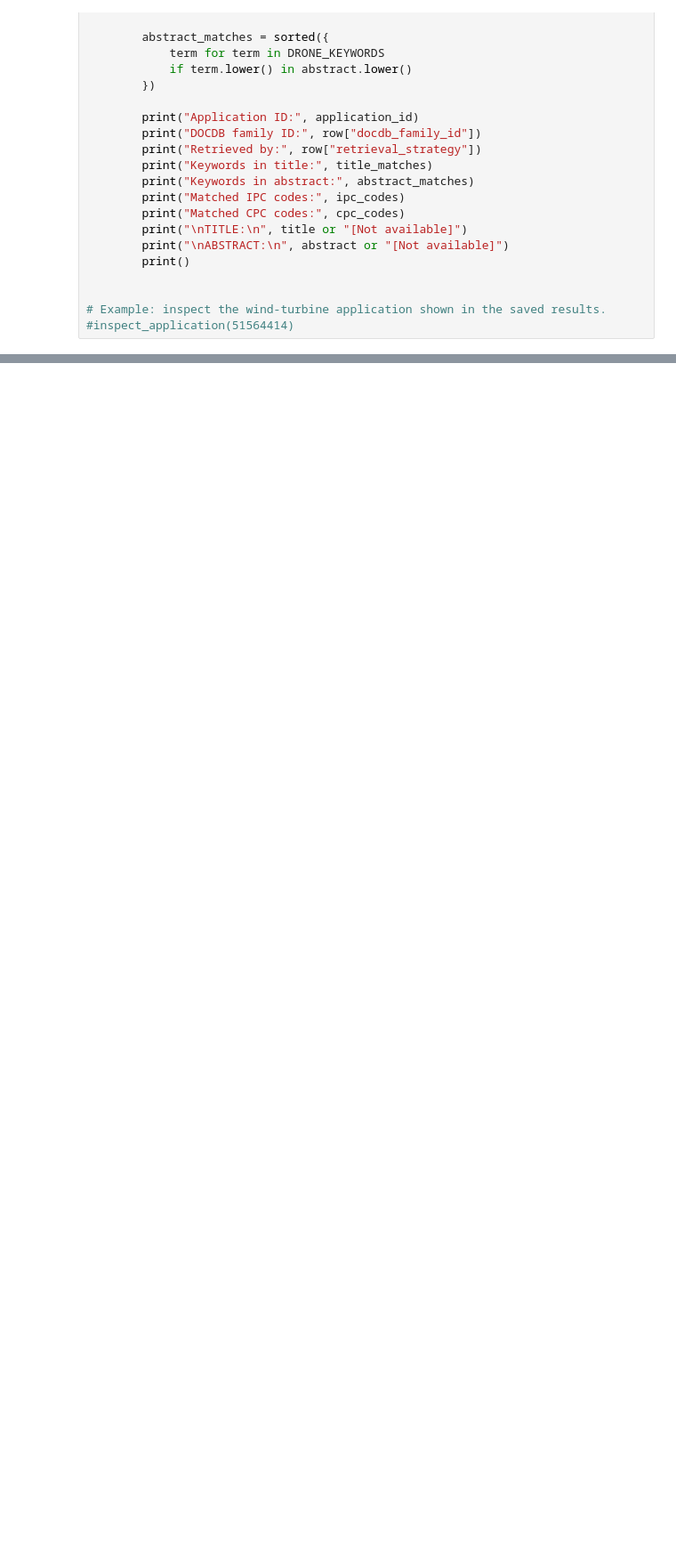
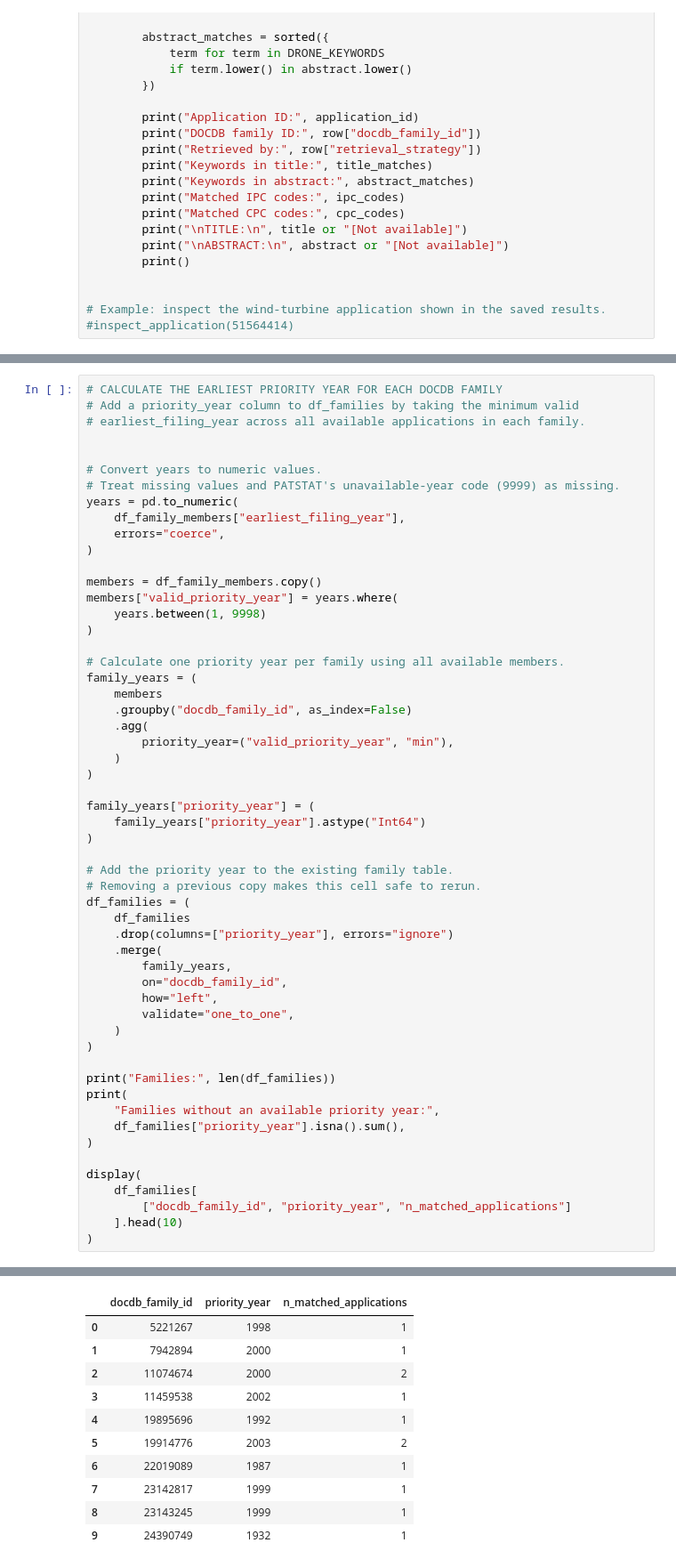
Before and after one commit to RikyPoz/PW_InnovationManagement, a Jupyter notebook: PWStep0.ipynb, the cells around one changed output, grey strips where cells are left out. Shown at 89% size. Drawn from its saved outputs; the diff is of its cells as text; blank space fills up the shorter version.

```diff
--- a/PWStep0.ipynb
+++ b/PWStep0.ipynb
@@ -635,0 +822,56 @@ ABSTRACT:
+# %%
+# CALCULATE THE EARLIEST PRIORITY YEAR FOR EACH DOCDB FAMILY
+# Add a priority_year column to df_families by taking the minimum valid
+# earliest_filing_year across all available applications in each family.
+
+
+# Convert years to numeric values.
+# Treat missing values and PATSTAT's unavailable-year code (9999) as missing.
+years = pd.to_numeric(
+    df_family_members["earliest_filing_year"],
+    errors="coerce",
+)
+
+members = df_family_members.copy()
+members["valid_priority_year"] = years.where(
+    years.between(1, 9998)
+)
+
+# Calculate one priority year per family using all available members.
+family_years = (
+    members
+    .groupby("docdb_family_id", as_index=False)
+    .agg(
+        priority_year=("valid_priority_year", "min"),
+    )
+)
+
+family_years["priority_year"] = (
+    family_years["priority_year"].astype("Int64")
+)
+
+# Add the priority year to the existing family table.
+# Removing a previous copy makes this cell safe to rerun.
+df_families = (
+    df_families
+    .drop(columns=["priority_year"], errors="ignore")
+    .merge(
+        family_years,
+        on="docdb_family_id",
+        how="left",
+        validate="one_to_one",
+    )
+)
+
+print("Families:", len(df_families))
+print(
+    "Families without an available priority year:",
+    df_families["priority_year"].isna().sum(),
+)
+
+display(
+    df_families[
+        ["docdb_family_id", "priority_year", "n_matched_applications"]
+    ].head(10)
+)
+# %% [output]
@@ -635,0 +880,11 @@ ABSTRACT:
+|  | docdb_family_id | priority_year | n_matched_applications |
+| 0 | 5221267 | 1998 | 1 |
+| 1 | 7942894 | 2000 | 1 |
+| 2 | 11074674 | 2000 | 2 |
+| 3 | 11459538 | 2002 | 1 |
+| 4 | 19895696 | 1992 | 1 |
+| 5 | 19914776 | 2003 | 2 |
+| 6 | 22019089 | 1987 | 1 |
+| 7 | 23142817 | 1999 | 1 |
+| 8 | 23143245 | 1999 | 1 |
+| 9 | 24390749 | 1932 | 1 |
```
Also changed, not shown: parts of 13 cells of this notebook, 2 other files.
